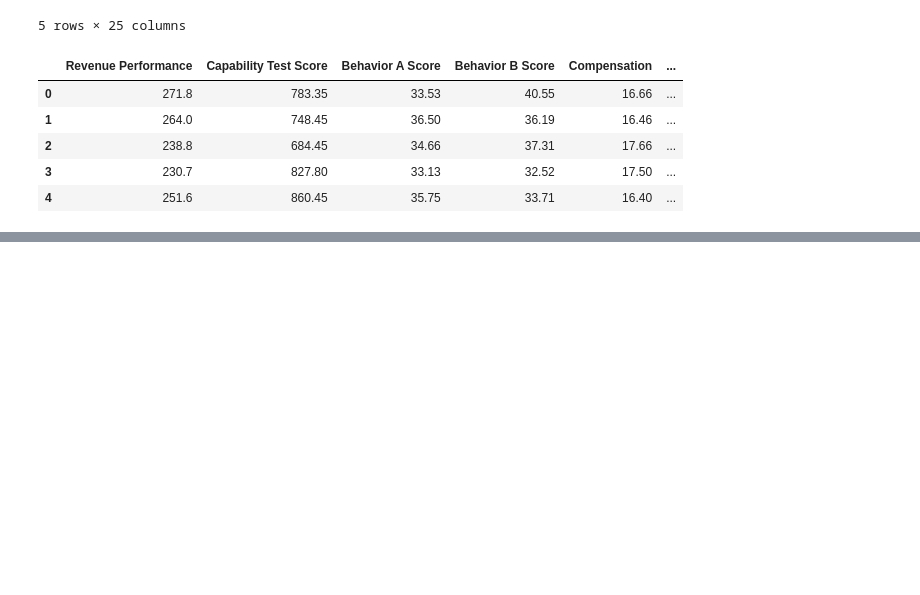
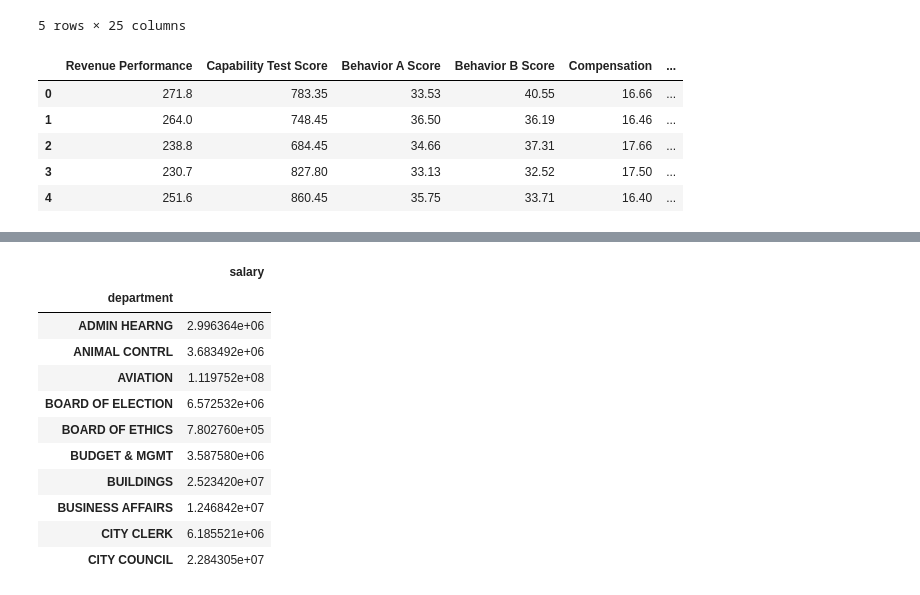
Before and after one commit to hnfmr/2016DataScience, a Jupyter notebook: SelfLearn.ipynb, the cells around one changed output, grey strips where cells are left out. Saved outputs shown, nothing was run; the diff lists cells and outputs as text; code cells hidden in the pictures; blank space fills up the shorter version.

```diff
--- a/SelfLearn.ipynb
+++ b/SelfLearn.ipynb
@@ -232,4 +704,17 @@ by_dept.head()
 # %%
-by_dept.sum()
+by_dept.sum().head(10)
+# %% [output]
+|  | salary |
+| department |  |
+| ADMIN HEARNG | 2.996364e+06 |
+| ANIMAL CONTRL | 3.683492e+06 |
+| AVIATION | 1.119752e+08 |
+| BOARD OF ELECTION | 6.572532e+06 |
+| BOARD OF ETHICS | 7.802760e+05 |
+| BUDGET & MGMT | 3.587580e+06 |
+| BUILDINGS | 2.523420e+07 |
+| BUSINESS AFFAIRS | 1.246842e+07 |
+| CITY CLERK | 6.185521e+06 |
+| CITY COUNCIL | 2.284305e+07 |
 # %%
 by_dept.mean()[20:25]
```
Also changed, not shown: parts of 77 cells of this notebook.
